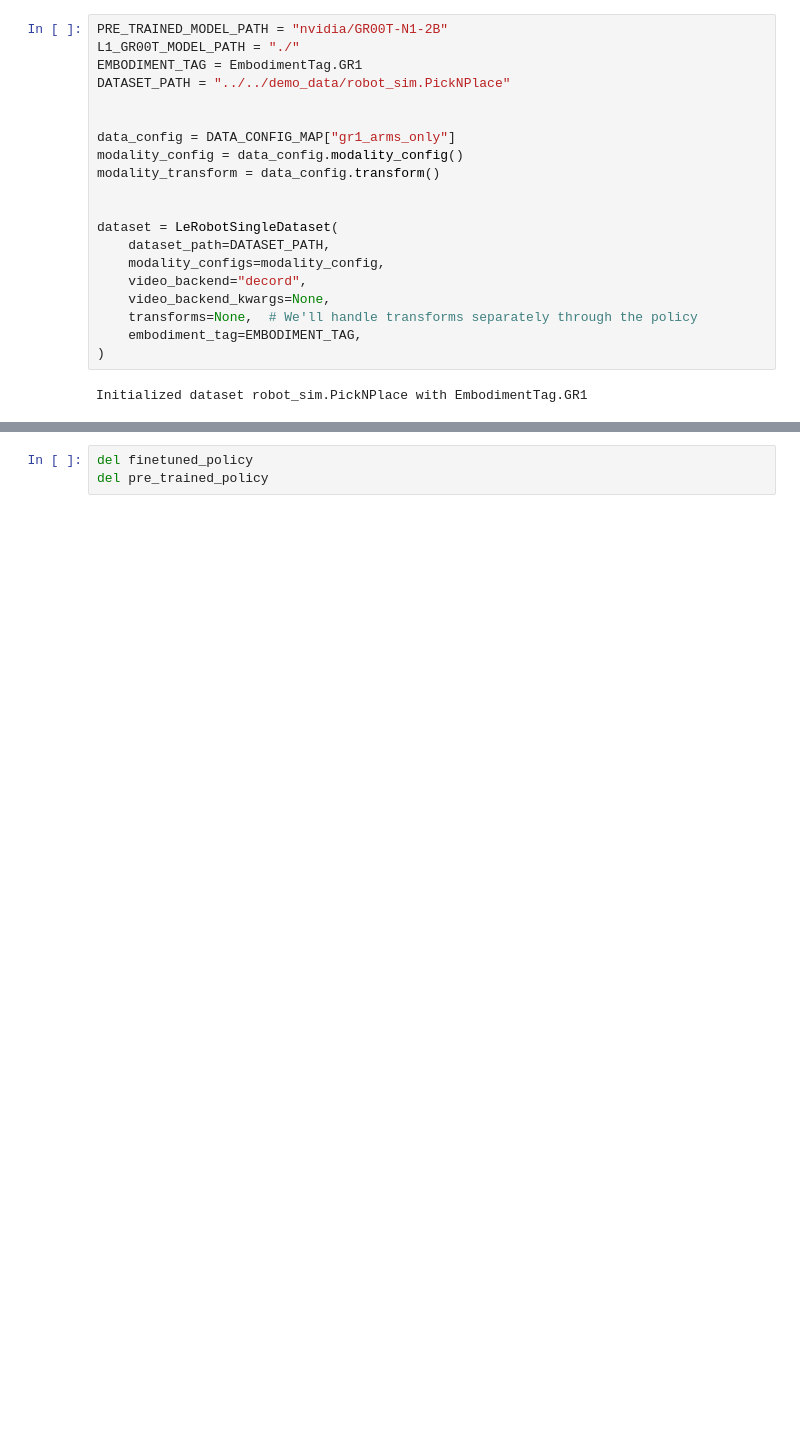
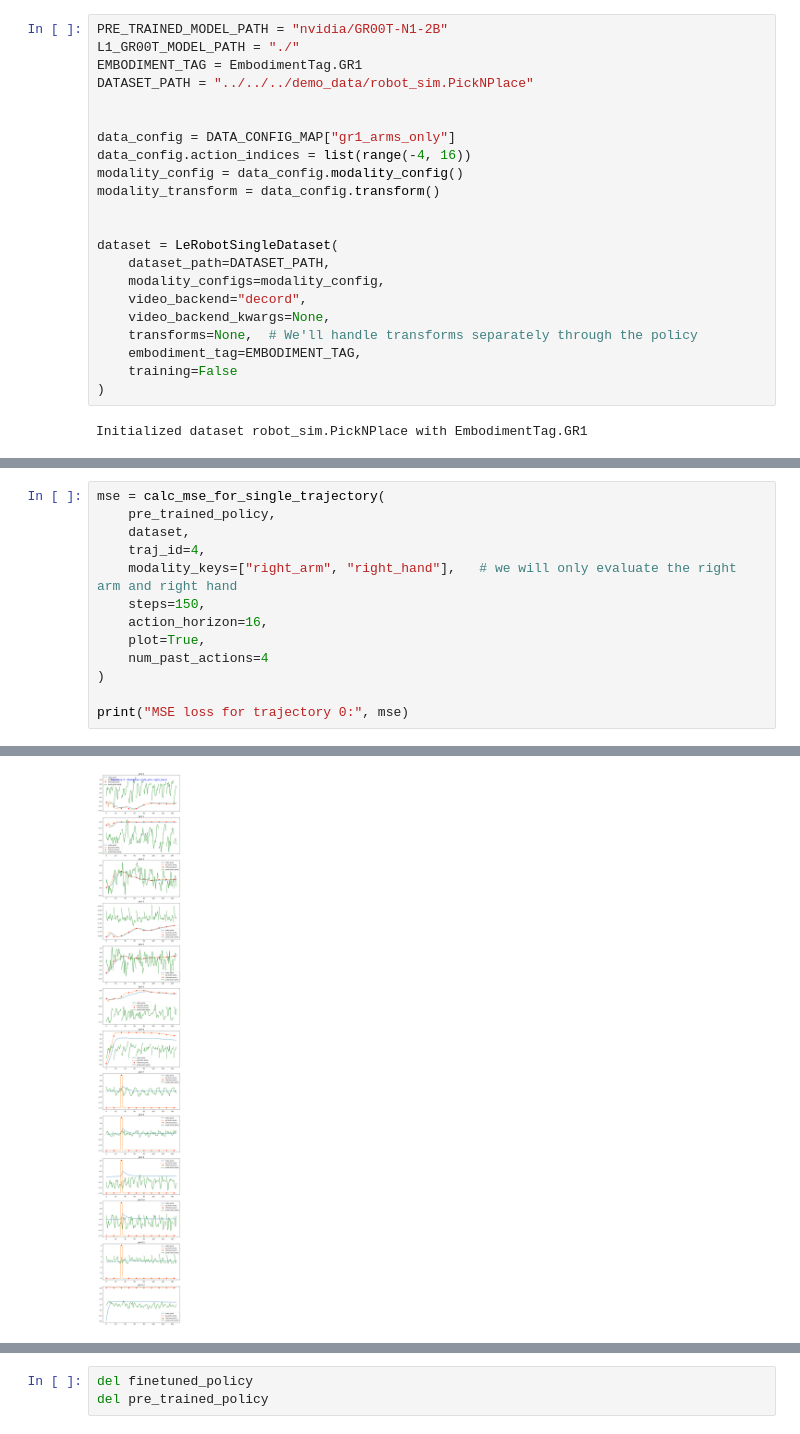
Before and after one commit to LR-AI-Labs/Isaac-GR00T, a Jupyter notebook: getting_started/l1_gr00t/gr00t_with_past_actions/finetune_l1_policy_with_past_actions.ipynb, the cells around one changed output, grey strips where cells are left out. Saved outputs shown, nothing was run; the diff lists cells and outputs as text; blank space fills up the shorter version.

Commit message:
update past actions inference

```diff
--- a/getting_started/l1_gr00t/gr00t_with_past_actions/finetune_l1_policy_with_past_actions.ipynb
+++ b/getting_started/l1_gr00t/gr00t_with_past_actions/finetune_l1_policy_with_past_actions.ipynb
@@ -28,10 +22,11 @@ To enable the following instructions: AVX2 FMA, in other operations, rebuild Ten
 PRE_TRAINED_MODEL_PATH = "nvidia/GR00T-N1-2B"
 L1_GR00T_MODEL_PATH = "./"
 EMBODIMENT_TAG = EmbodimentTag.GR1
-DATASET_PATH = "../../demo_data/robot_sim.PickNPlace"
+DATASET_PATH = "../../../demo_data/robot_sim.PickNPlace"
 
 
 data_config = DATA_CONFIG_MAP["gr1_arms_only"]
+data_config.action_indices = list(range(-4, 16))
 modality_config = data_config.modality_config()
 modality_transform = data_config.transform()
 
@@ -43,6 +38,7 @@ dataset = LeRobotSingleDataset(
     video_backend_kwargs=None,
     transforms=None,  # We'll handle transforms separately through the policy
     embodiment_tag=EMBODIMENT_TAG,
+    training=False
 )
 # %% [output]
 Initialized dataset robot_sim.PickNPlace with EmbodimentTag.GR1
@@ -148,0 +71,14 @@ Std MSE: 0.09639912156312579
+# %%
+mse = calc_mse_for_single_trajectory(
+    pre_trained_policy,
+    dataset,
+    traj_id=4,
+    modality_keys=["right_arm", "right_hand"],   # we will only evaluate the right arm and right hand
+    steps=150,
+    action_horizon=16,
+    plot=True,
+    num_past_actions=4
+)
+
+print("MSE loss for trajectory 0:", mse)
+# %% [output]
@@ -148,0 +99 @@ Std MSE: 0.09639912156312579
+[figure, added]
```
Also changed, not shown: parts of 6 cells of this notebook, 4 other files.
